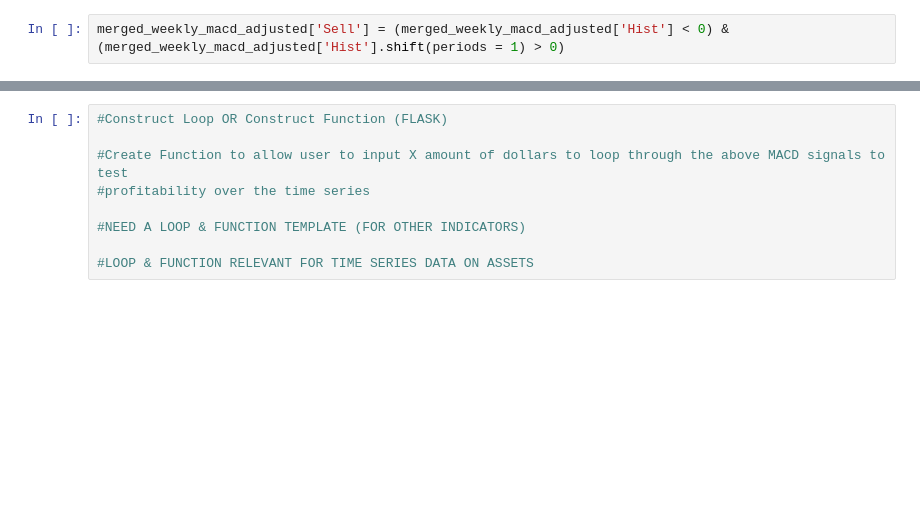
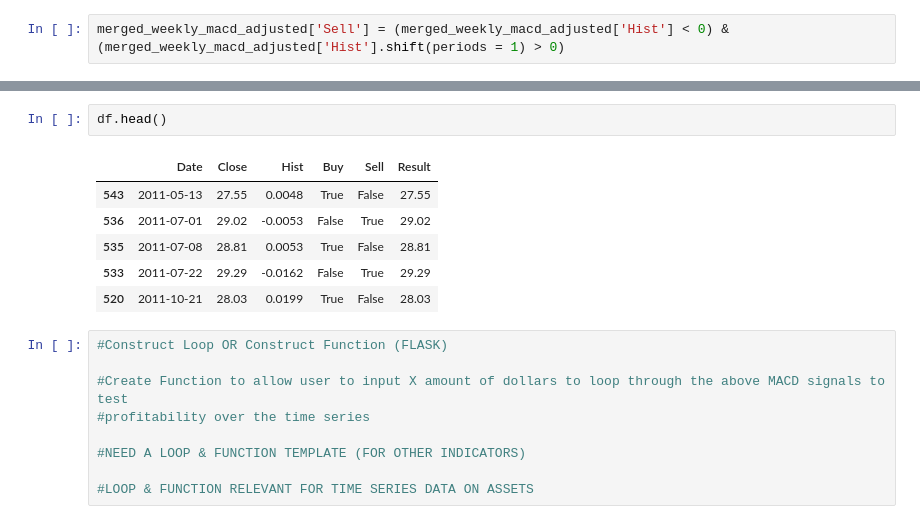
Before and after one commit to PadraicMellett/Project-2-Crypto-Indicator, a Jupyter notebook: tesla_weekly_data.ipynb, the cells around one changed output, grey strips where cells are left out. Cells and saved outputs as stored; diff of their text form; blank space fills up the shorter version.

```diff
--- a/tesla_weekly_data.ipynb
+++ b/tesla_weekly_data.ipynb
@@ -212,3 +240,12 @@ import time
+# %%
+df.head()
+# %% [output]
+|  | Date | Close | Hist | Buy | Sell | Result |
+| 543 | 2011-05-13 | 27.55 | 0.0048 | True | False | 27.55 |
+| 536 | 2011-07-01 | 29.02 | -0.0053 | False | True | 29.02 |
+| 535 | 2011-07-08 | 28.81 | 0.0053 | True | False | 28.81 |
+| 533 | 2011-07-22 | 29.29 | -0.0162 | False | True | 29.29 |
+| 520 | 2011-10-21 | 28.03 | 0.0199 | True | False | 28.03 |
 # %%
 #Construct Loop OR Construct Function (FLASK)
 
```
Also changed, not shown: parts of 17 cells of this notebook.
